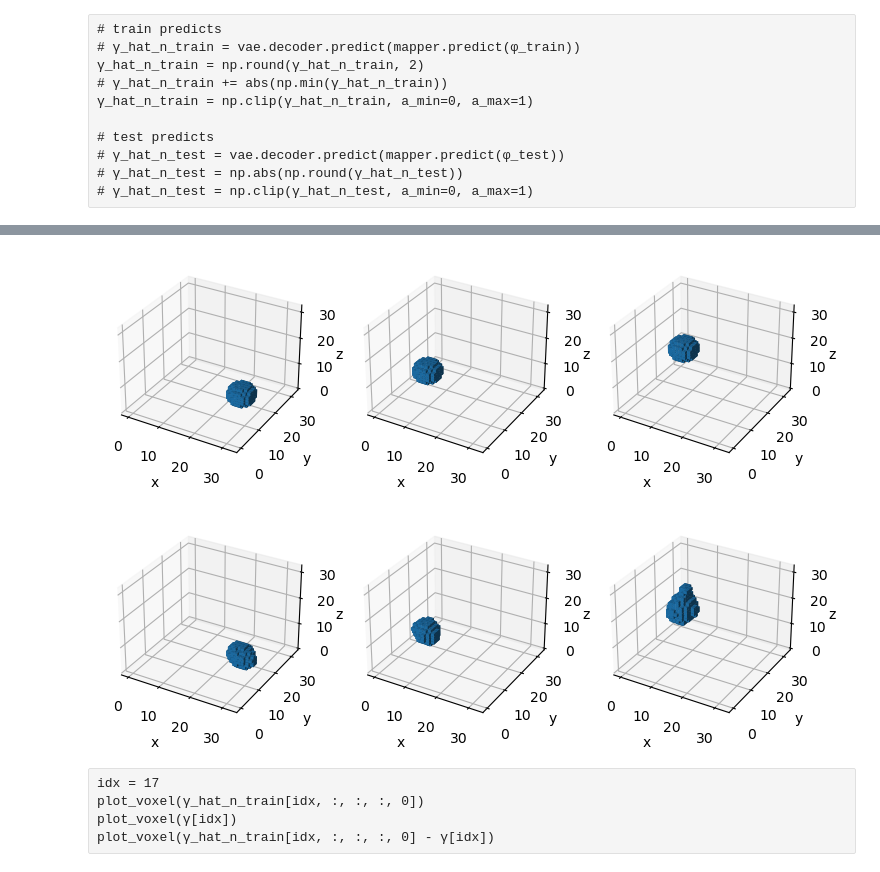
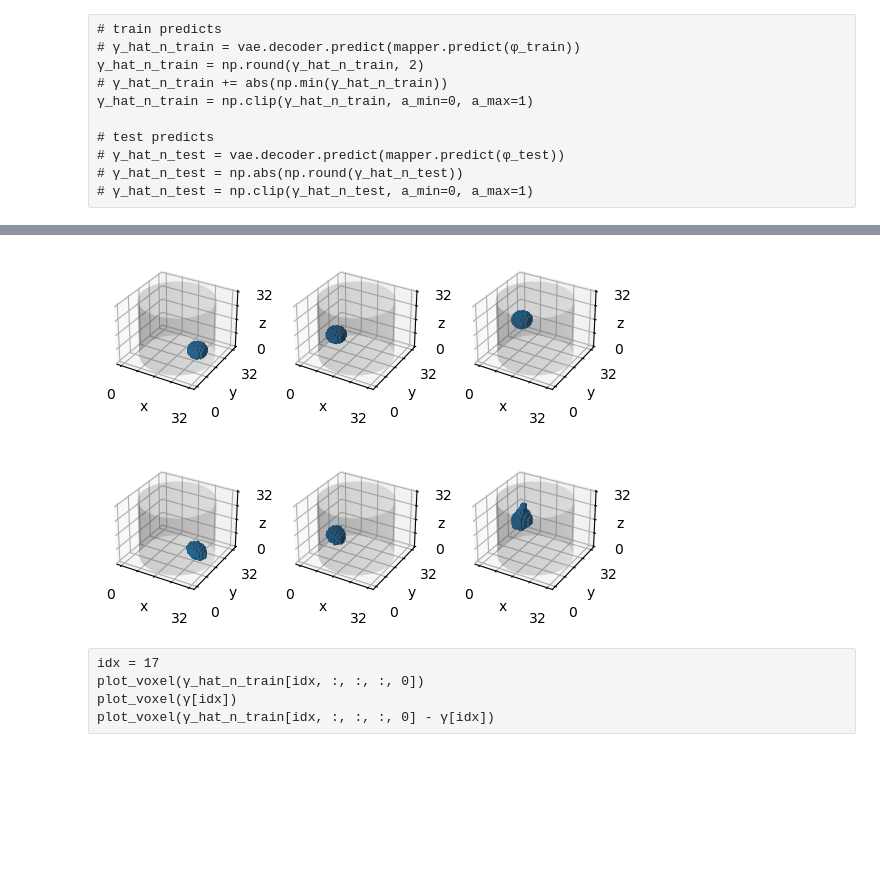
Before and after one commit to JacobTh98/3dIT, a Jupyter notebook: 3d_vae.ipynb, the cells around one changed output, grey strips where cells are left out. Saved outputs shown, nothing was run; the diff lists cells and outputs as text; code cells hidden in the pictures; blank space fills up the shorter version.

Commit message:
updated for IEEE visualization

```diff
--- a/3d_vae.ipynb
+++ b/3d_vae.ipynb
@@ -369,38 +373,54 @@ ground truth
 ... (8 outputs left out)
 # %%
-def subplot_plot_voxel(ax, voxel_matrix):
+def subplot_plot_voxel(ax, voxel_matrix, fs=10):
+    plt.subplots_adjust(wspace=0.3)
     ax.voxels(voxel_matrix)
-    ax.set_xlabel("x")
-    ax.set_ylabel("y")
-    ax.text(43, 43, 10, "z", horizontalalignment="center")
+
+    ax.set_xticks(
+        ticks=[0, 8, 16, 24, 32], labels=["$0$", "", "x", "", "$32$"], fontsize=fs
+    )
+    ax.set_yticks(
+        ticks=[0, 8, 16, 24, 32], labels=["$0$", "", "y", "", "$32$"], fontsize=fs
+    )
+    ax.set_zticks(
+        ticks=[0, 8, 16, 24, 32], labels=["$0$", "", "z", "", "$32$"], fontsize=fs
+    )
+    zyl_pnts = 50
+    theta = np.linspace(0, 2 * np.pi, zyl_pnts, endpoint=True)
+    z = np.linspace(0, 32, 32)
+    Z, Theta = np.meshgrid(z, theta)
+    X = 16 * np.cos(Theta) + 16
+    Y = 16 * np.sin(Theta) + 16
+    ax.plot_surface(X, Y, Z, color="C7", alpha=0.2)
+    # ax.text(50, 43, 10, "z", horizontalalignment="center", fontsize=fs)
 
 
 selected = [237, 287, 4]
 
-fig, axs = plt.subplots(1, 3, figsize=(9, 2.7), subplot_kw={"projection": "3d"})
+fig, axs = plt.subplots(1, 3, subplot_kw={"projection": "3d"})  # , figsize=(9, 2.7)
 for a, i in enumerate(selected):
     subplot_plot_voxel(axs[a], γ_test[i])
 # axs[1].set_title('True')
 # plt.tight_layout()
 plt.savefig("images/true_gamma.pdf")
 plt.show()
 
-fig, axs = plt.subplots(1, 3, figsize=(9, 2.7), subplot_kw={"projection": "3d"})
+fig, axs = plt.subplots(1, 3, subplot_kw={"projection": "3d"})  # , figsize=(9, 2.7)
 for a, i in enumerate(selected):
     subplot_plot_voxel(axs[a], γ_pred[i, :, :, :, 0])
 # axs[1].set_title('Prediction')
 # plt.tight_layout()
 plt.savefig("images/pred_gamma.pdf")
 plt.show()
 # save data
-# np.savez(
-#    "measurements/saves/subplot_voxel.npz",
-#    gamma_test=γ_test[selected],
-#    gamma_pred=γ_pred[selected,:,:,:,0],
-# )
+np.savez(
+    "measurements/saves/subplot_voxel_hnp.npz",  # hnp -> high number of parameters
+    gamma_test=γ_test[selected],
+    gamma_pred=γ_pred[selected, :, :, :, 0],
+)
 # %% [output]
-[figure, old version]
+[figure, new version]
-[figure, old version]
+[figure, new version]
 # %% [raw]
 idx = 17
 plot_voxel(γ_hat_n_train[idx, :, :, :, 0])
```
Also changed, not shown: parts of 11 cells of this notebook, 4 other files.
